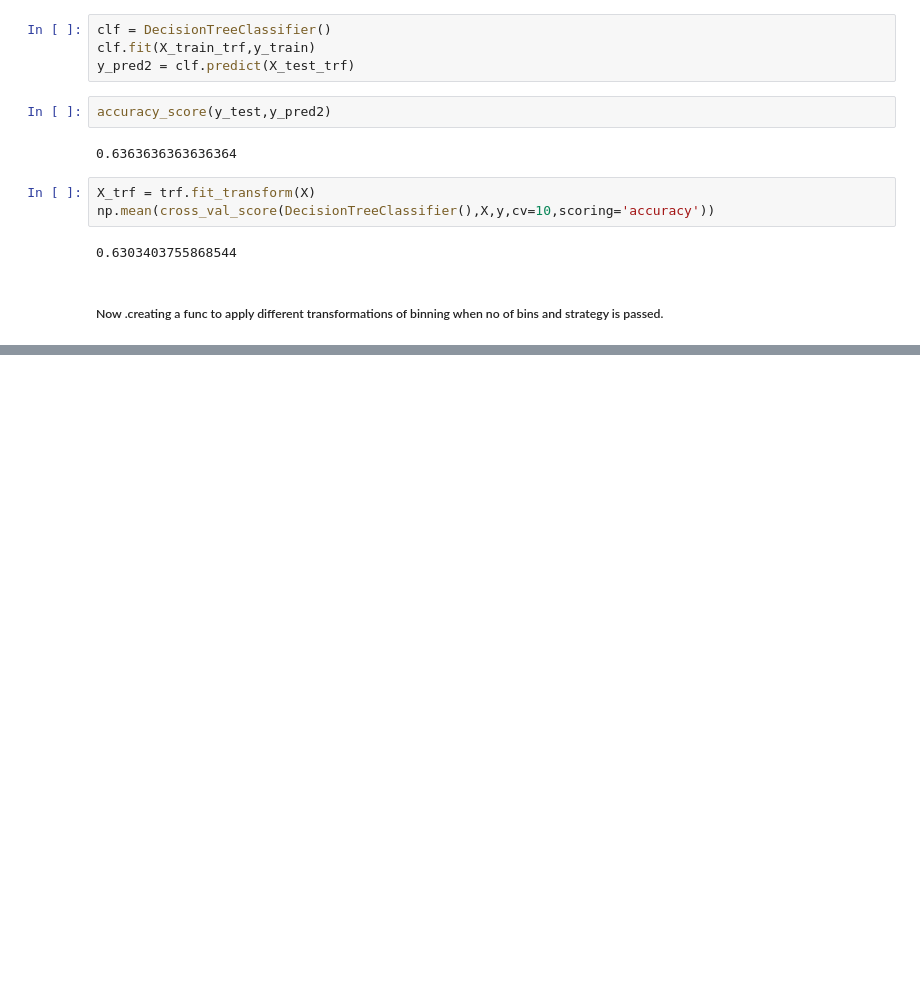
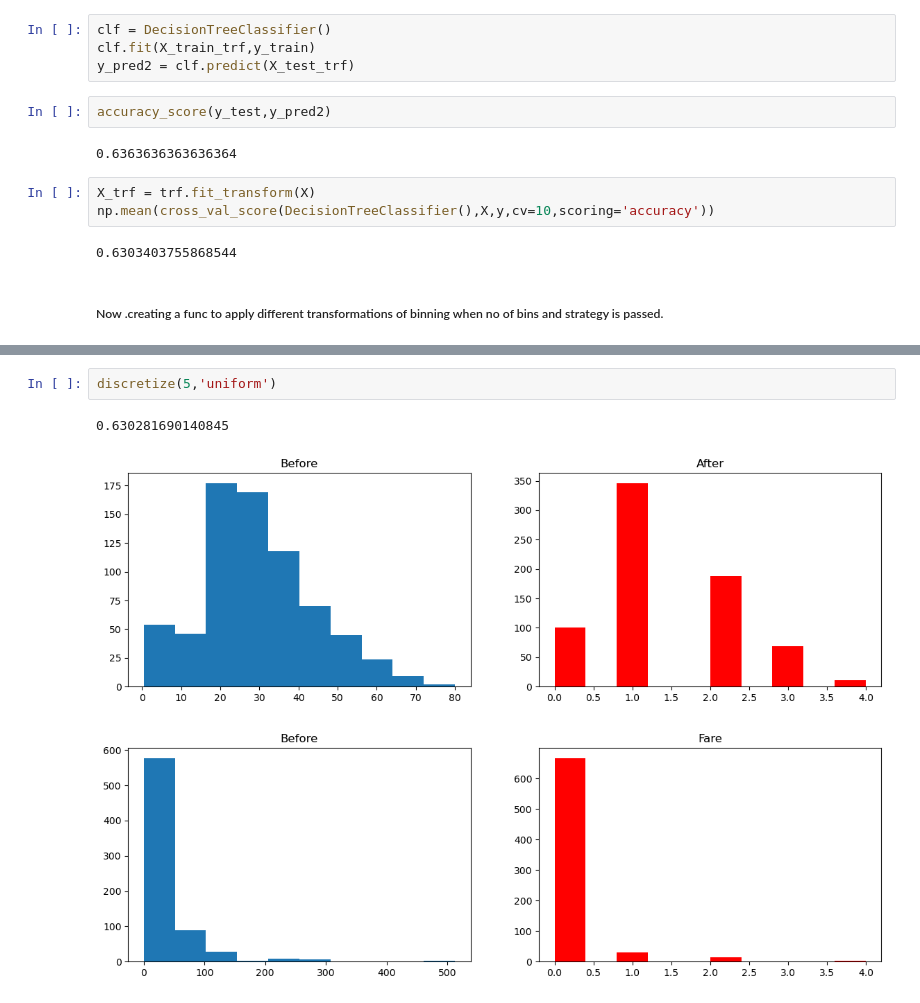
Before and after one commit to Shreyasb1015/Machine-Learning, a Jupyter notebook: encoding-numerical-data/binning.ipynb, the cells around one changed output, grey strips where cells are left out. Cells and saved outputs as stored; diff of their text form; blank space fills up the shorter version.

```diff
--- a/encoding-numerical-data/binning.ipynb
+++ b/encoding-numerical-data/binning.ipynb
@@ -153,0 +194,6 @@ np.mean(cross_val_score(DecisionTreeClassifier(),X,y,cv=10,scoring='accuracy'))
+# %%
+discretize(5,'uniform')
+# %% [output]
+0.630281690140845
+[figure, added]
+[figure, added]
```
Also changed, not shown: parts of 2 cells of this notebook.
